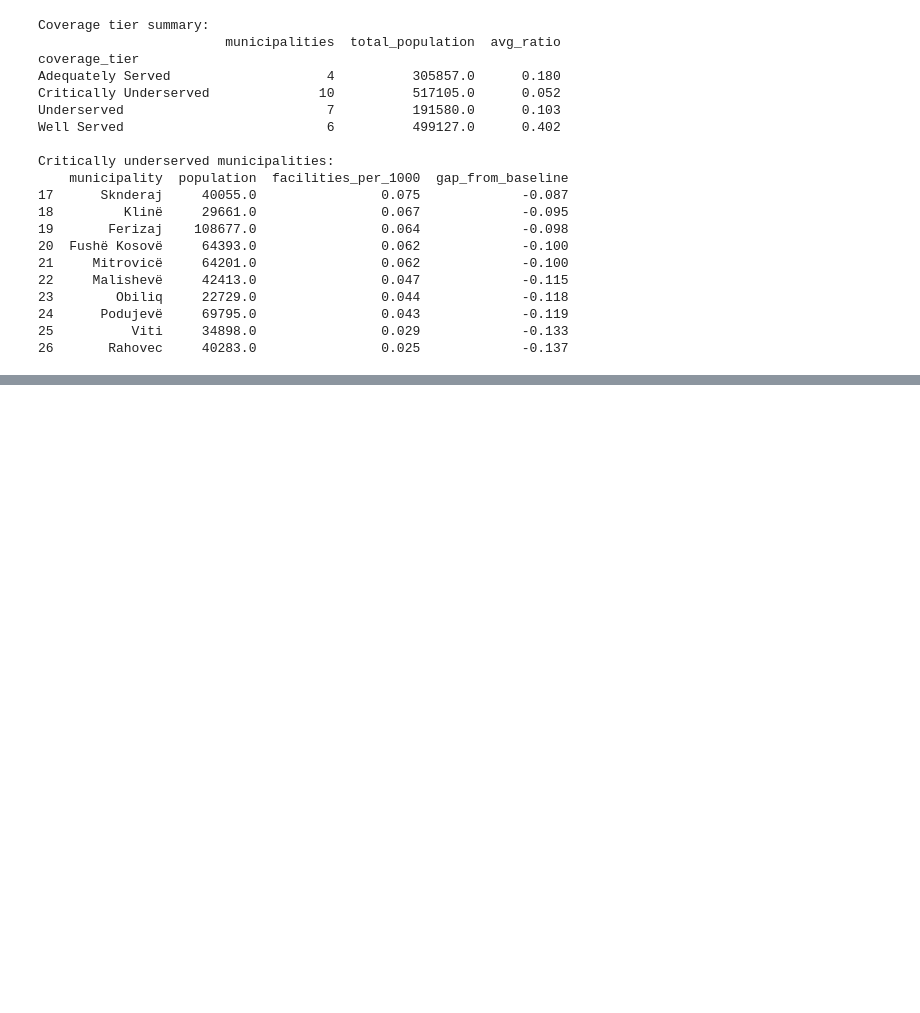
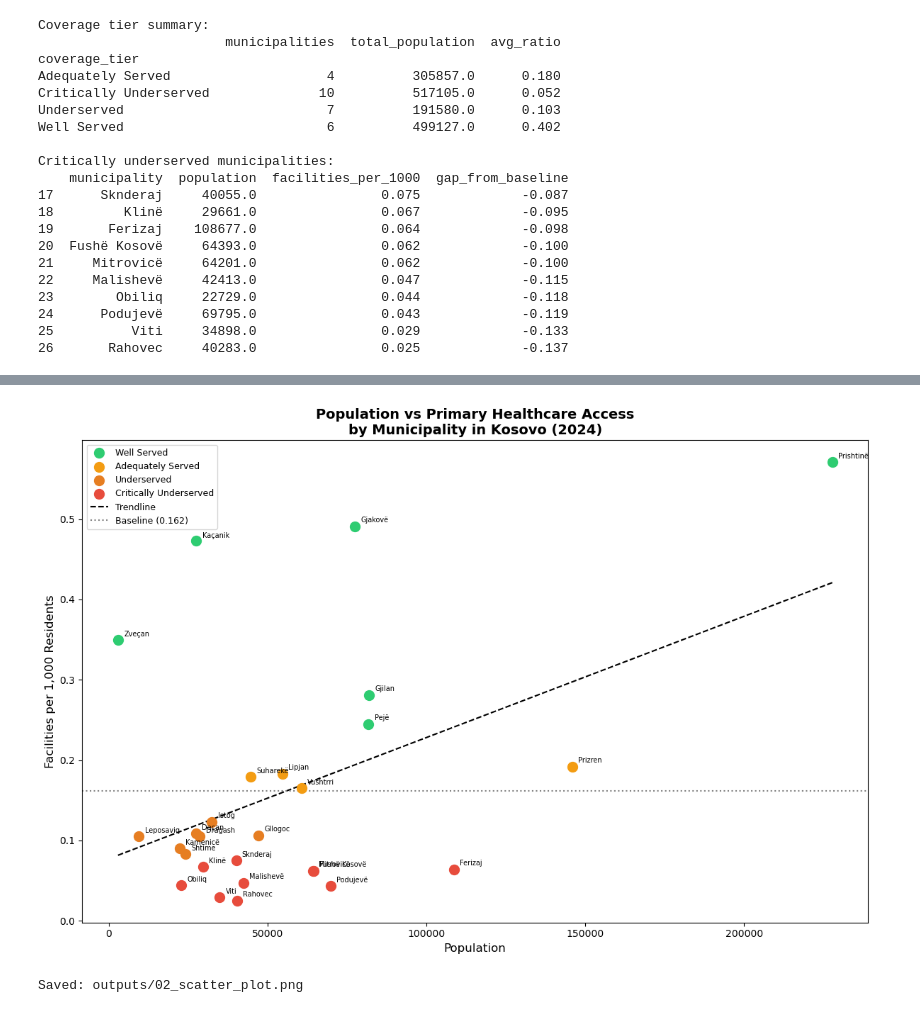
Before and after one commit to AnidMehmeti/kosovo-healthcare-analyzer, a Jupyter notebook: notebooks/kosovo_healthcare_analysis.ipynb, the cells around one changed output, grey strips where cells are left out. Drawn from its saved outputs; the diff is of its cells as text; code cells hidden in the pictures; blank space fills up the shorter version.

```diff
--- a/notebooks/kosovo_healthcare_analysis.ipynb
+++ b/notebooks/kosovo_healthcare_analysis.ipynb
@@ -820,0 +891,48 @@ Critically underserved municipalities:
+# %%
+# Visualization 2 — Scatter plot: population vs facilities per 1,000
+fig, ax = plt.subplots(figsize=(12, 8))
+
+# Plot each municipality as a point colored by tier
+for tier in tier_order:
+    subset = merged_df[merged_df['coverage_tier'] == tier]
+    ax.scatter(
+        subset['population'],
+        subset['facilities_per_1000'],
+        color=tier_colors[tier],
+        label=tier,
+        s=100,
+        zorder=3
+    )
+
+# Add trendline
+z = np.polyfit(merged_df['population'], merged_df['facilities_per_1000'], 1)
+p = np.poly1d(z)
+x_line = np.linspace(merged_df['population'].min(), merged_df['population'].max(), 100)
+ax.plot(x_line, p(x_line), color='black', linestyle='--', linewidth=1.5, label='Trendline')
+
+# Add baseline
+ax.axhline(y=BASELINE, color='gray', linestyle=':', linewidth=1.5, label=f'Baseline ({BASELINE:.3f})')
+
+# Label each point with municipality name
+for _, row in merged_df.iterrows():
+    ax.annotate(
+        row['municipality'],
+        (row['population'], row['facilities_per_1000']),
+        textcoords='offset points',
+        xytext=(6, 4),
+        fontsize=7
+    )
+
+# Formatting
+ax.set_xlabel('Population', fontsize=12)
+ax.set_ylabel('Facilities per 1,000 Residents', fontsize=12)
+ax.set_title('Population vs Primary Healthcare Access\nby Municipality in Kosovo (2024)', fontsize=14, fontweight='bold')
+ax.legend(fontsize=9)
+
+plt.tight_layout()
+plt.savefig('../outputs/02_scatter_plot.png', dpi=150, bbox_inches='tight')
+plt.show()
+print("Saved: outputs/02_scatter_plot.png")
+# %% [output]
+[figure, added]
+Saved: outputs/02_scatter_plot.png
```
Also changed, not shown: parts of 5 cells of this notebook, 4 other files.
